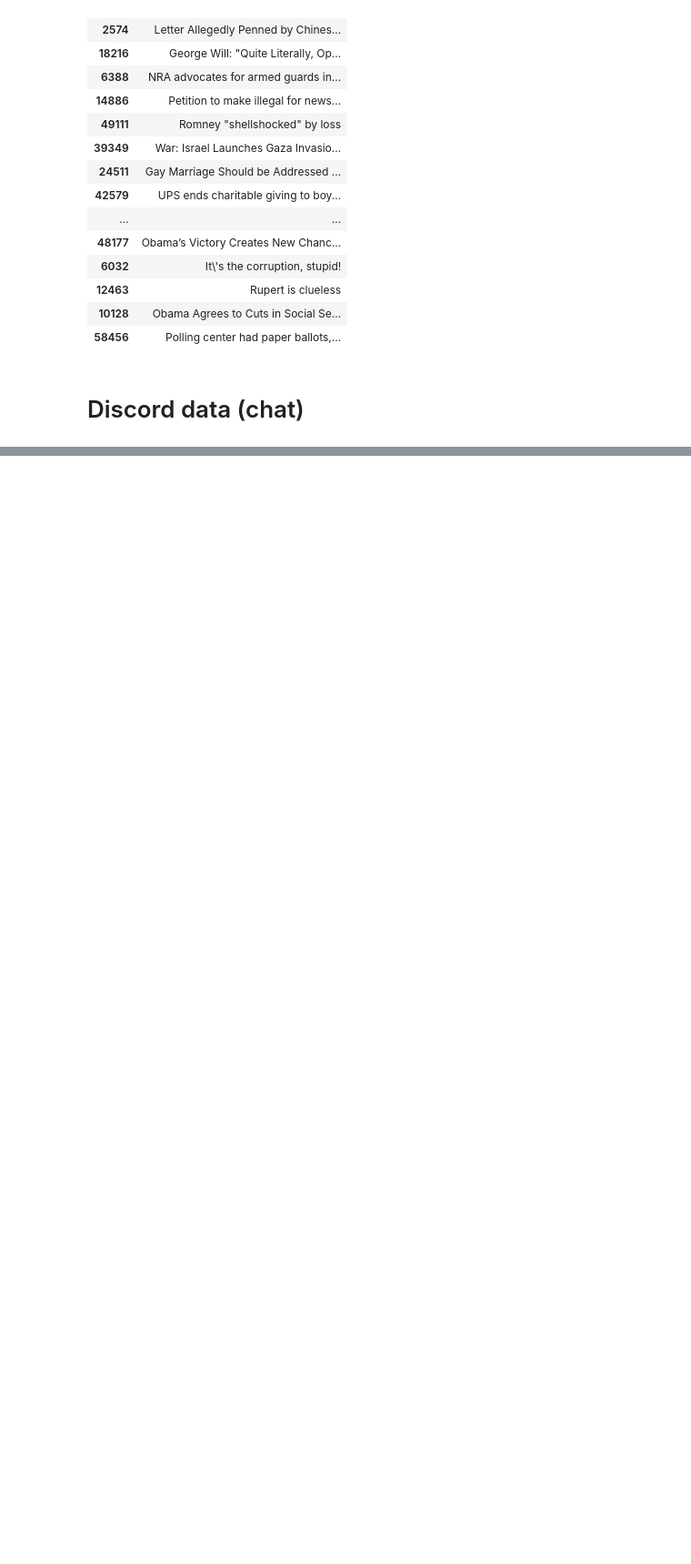
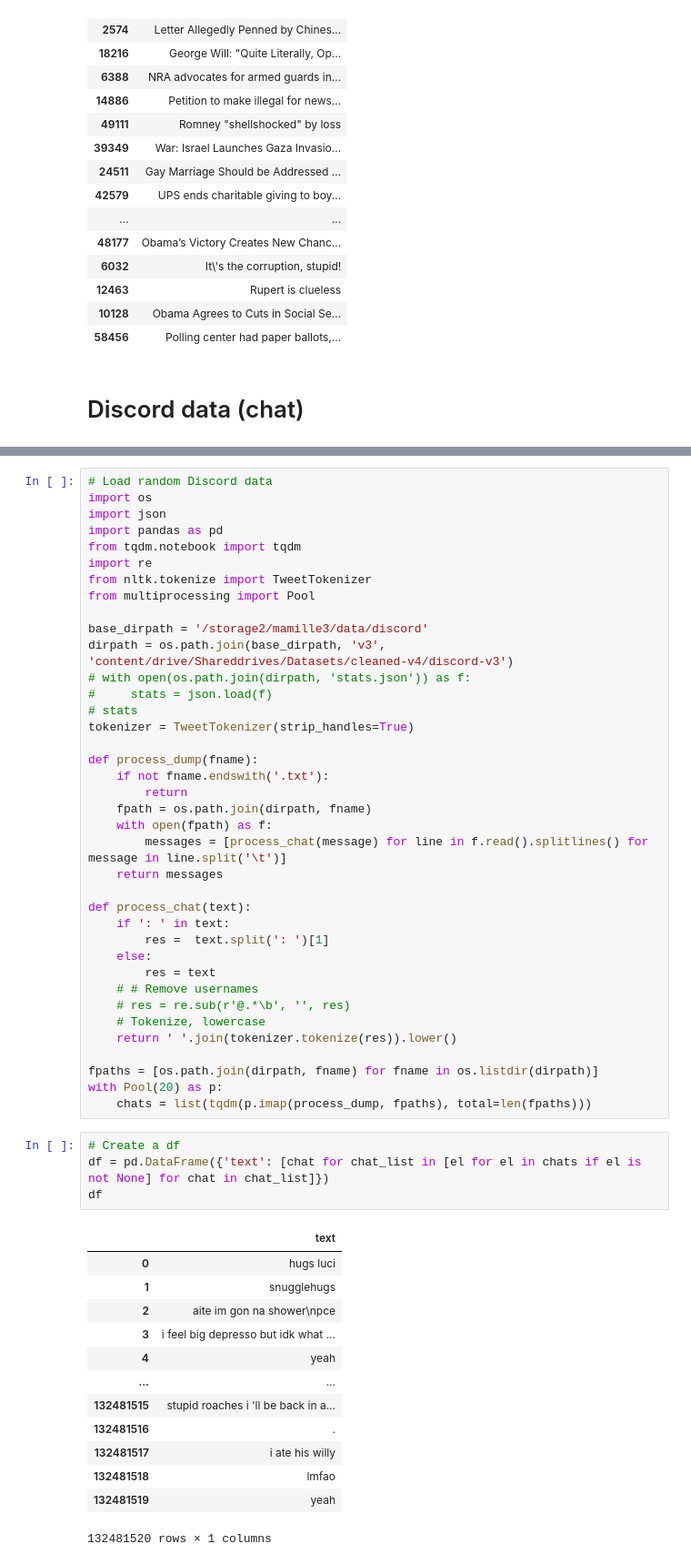
Before and after one commit to michaelmilleryoder/white_supremacist_lang, a Jupyter notebook: jupyter/neutral_data.ipynb, the cells around one changed output, grey strips where cells are left out. Shown at 91% size. Drawn from its saved outputs; the diff is of its cells as text; blank space fills up the shorter version.

Commit message:
neutral data

```diff
--- a/jupyter/neutral_data.ipynb
+++ b/jupyter/neutral_data.ipynb
@@ -226,0 +227,56 @@ chat_lookup
+# %%
+# Load random Discord data
+import os
+import json
+import pandas as pd
+from tqdm.notebook import tqdm
+import re
+from nltk.tokenize import TweetTokenizer
+from multiprocessing import Pool
+
+base_dirpath = '/storage2/mamille3/data/discord'
+dirpath = os.path.join(base_dirpath, 'v3', 'content/drive/Shareddrives/Datasets/cleaned-v4/discord-v3')
+# with open(os.path.join(dirpath, 'stats.json')) as f:
+#     stats = json.load(f)
+# stats
+tokenizer = TweetTokenizer(strip_handles=True)
+
+def process_dump(fname):
+    if not fname.endswith('.txt'):
+        return
+    fpath = os.path.join(dirpath, fname)
+    with open(fpath) as f:
+        messages = [process_chat(message) for line in f.read().splitlines() for message in line.split('\t')]
+    return messages
+
+def process_chat(text):
+    if ': ' in text:
+        res =  text.split(': ')[1]
+    else:
+        res = text
+    # # Remove usernames
+    # res = re.sub(r'@.*\b', '', res)
+    # Tokenize, lowercase
+    return ' '.join(tokenizer.tokenize(res)).lower()
+
+fpaths = [os.path.join(dirpath, fname) for fname in os.listdir(dirpath)]
+with Pool(20) as p:
+    chats = list(tqdm(p.imap(process_dump, fpaths), total=len(fpaths)))
+# %%
+# Create a df
+df = pd.DataFrame({'text': [chat for chat_list in [el for el in chats if el is not None] for chat in chat_list]})
+df
+# %% [output]
+|  | text |
+| 0 | hugs luci |
+| 1 | snugglehugs |
+| 2 | aite im gon na shower\npce |
+| 3 | i feel big depresso but idk what ... |
+| 4 | yeah |
+| ... | ... |
+| 132481515 | stupid roaches i 'll be back in a... |
+| 132481516 | . |
+| 132481517 | i ate his willy |
+| 132481518 | lmfao |
+| 132481519 | yeah |
+132481520 rows × 1 columns
```
Also changed, not shown: parts of 6 cells of this notebook, 2 other files.
